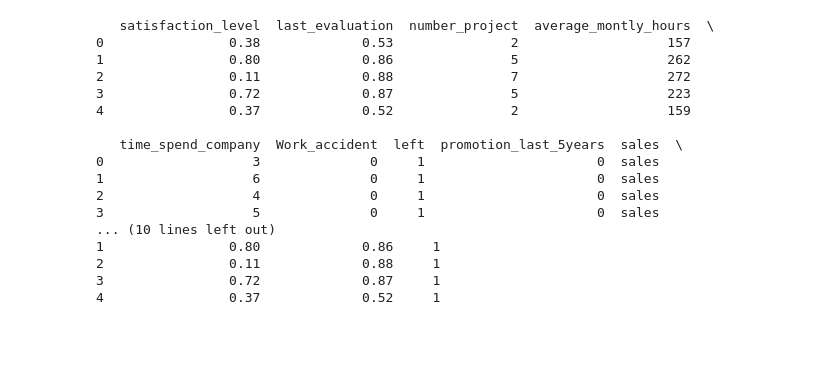
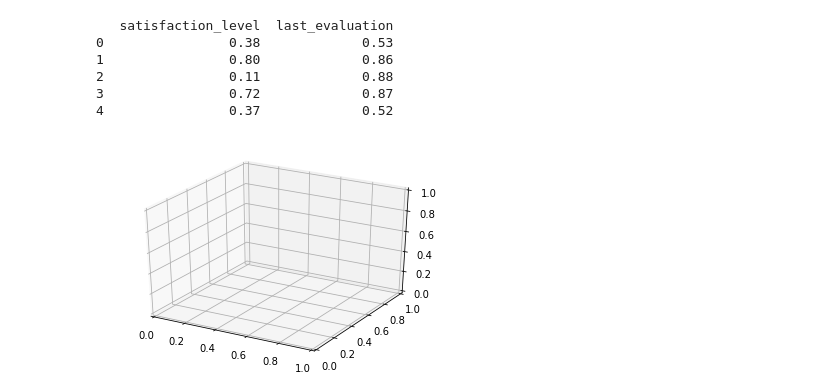
Before and after one commit to hackintoshrao/blog-posts, a Jupyter notebook: Neural Nets/Building Neural Nets From Scratch/Part 2/code/gradient_descent_visualization.ipynb, the cells around one changed output. Saved outputs shown, nothing was run; the diff lists cells and outputs as text; code cells hidden in the pictures; blank space fills up the shorter version.

Commit message:
Code cleanup, error fix
- Cleaned the code and got the plot.

```diff
--- a/Neural Nets/Building Neural Nets From Scratch/Part 2/code/gradient_descent_visualization.ipynb
+++ b/Neural Nets/Building Neural Nets From Scratch/Part 2/code/gradient_descent_visualization.ipynb
@@ -7,27 +7,20 @@ import numpy as np
 # Fetch the data
 url = "https://raw.githubusercontent.com/hackintoshrao/blog-posts/master/Neural%20Nets/Building%20Neural%20Nets%20From%20Scratch/Part%202/code/HR_comma_sep.csv"
 data = pd.read_csv(io.StringIO(s.decode('utf-8')))
-# Display few elements of the data.
-print(data.head())
 
-new = data.filter(["satisfaction_level","last_evaluation","left"],axis=1)
-print(new.head())
+subset_data = data.filter(["satisfaction_level","last_evaluation","left"],axis=1)
+training_examples = new.drop(["left"], axis=1)
+
+training_data = training_examples.values
+
+labels = subset_data.filter(["left"],axis=1).values
+
+print(training_examples.head())
 # %% [output]
-   satisfaction_level  last_evaluation  number_project  average_montly_hours  \
-0                0.38             0.53               2                   157
-1                0.80             0.86               5                   262
-2                0.11             0.88               7                   272
-3                0.72             0.87               5                   223
-4                0.37             0.52               2                   159
-
-   time_spend_company  Work_accident  left  promotion_last_5years  sales  \
-0                   3              0     1                      0  sales
-1                   6              0     1                      0  sales
-2                   4              0     1                      0  sales
-3                   5              0     1                      0  sales
-... (10 lines left out)
-1                0.80             0.86     1
-2                0.11             0.88     1
-3                0.72             0.87     1
-4                0.37             0.52     1
+   satisfaction_level  last_evaluation
+0                0.38             0.53
+1                0.80             0.86
+2                0.11             0.88
+3                0.72             0.87
+4                0.37             0.52
 # %%
@@ -64 +59,11 @@ def Cost_Function(X,Y,theta,m):
 	return J
+# %%
+from mpl_toolkits import mplot3d
+%matplotlib inline
+import numpy as np
+import matplotlib.pyplot as plt
+
+fig = plt.figure()
+ax = plt.axes(projection='3d')
+# %% [output]
+[figure, added]
```
Also changed, not shown: parts of 2 cells of this notebook.
